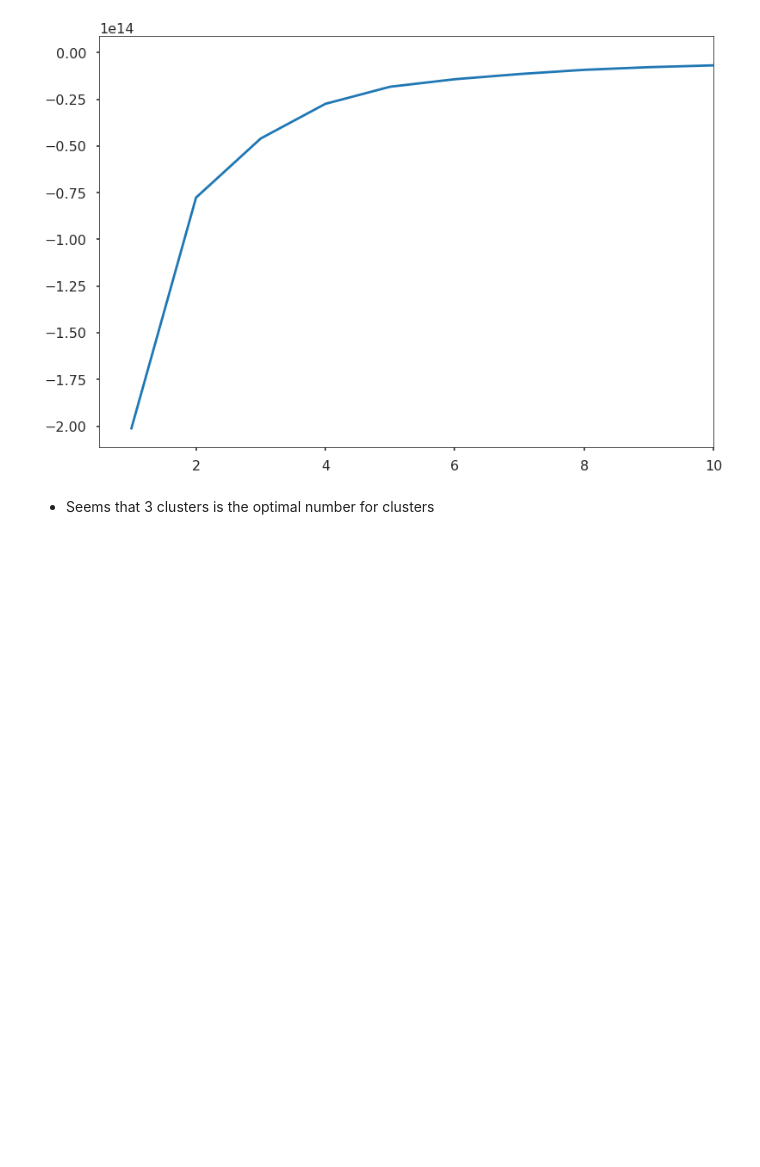
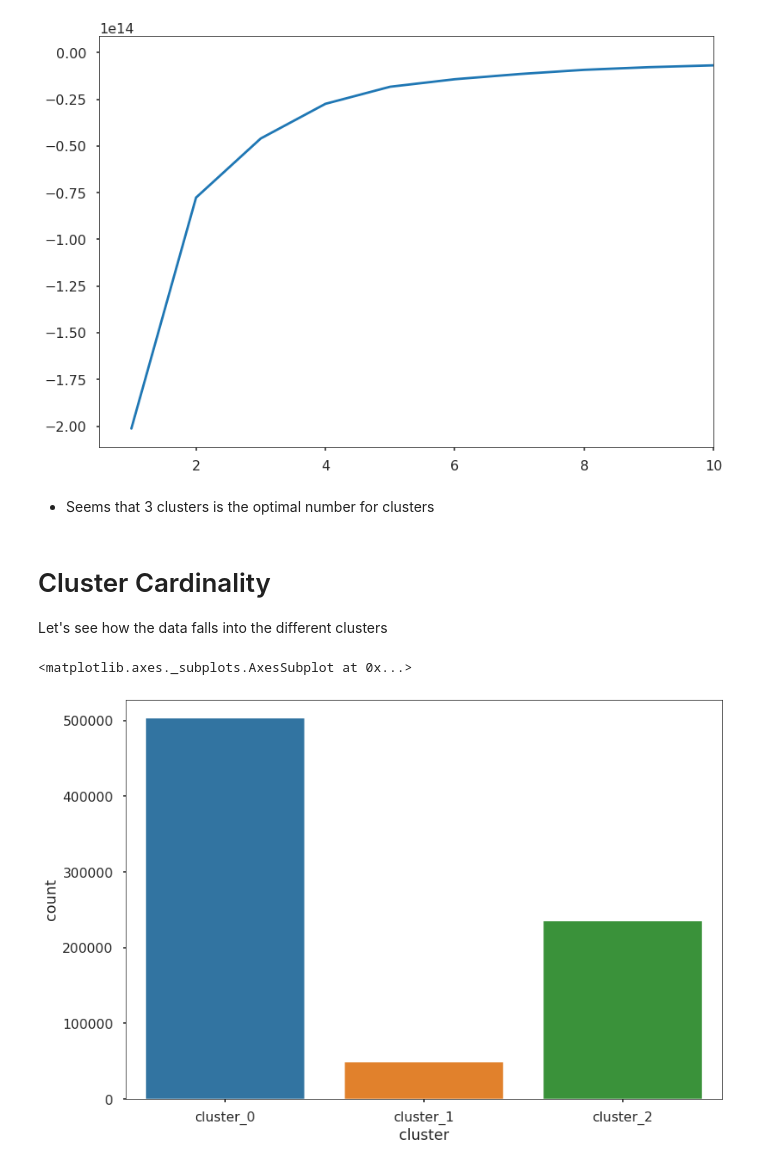
Before and after one commit to jbofill10/C1_Transaction_Data, a Jupyter notebook: ClusteringResults.ipynb, the cells around one changed output. Drawn from its saved outputs; the diff is of its cells as text; code cells hidden in the pictures; blank space fills up the shorter version.

Commit message:
Add clustering visualizations and some minor tweaks

```diff
--- a/ClusteringResults.ipynb
+++ b/ClusteringResults.ipynb
@@ -25,3 +41,5 @@ plt.xlim(0.5, 10)
 [figure]
 # %% [markdown]
 * Seems that 3 clusters is the optimal number for clusters
+# %%
+df = pd.read_pickle('Data/pickles/clustered_df')
@@ -27,0 +50,8 @@ plt.xlim(0.5, 10)
+# %% [markdown]
+# Cluster Cardinality
+Let's see how the data falls into the different clusters
+# %%
+sns.countplot(data=df, x='cluster')
+# %% [output]
+<matplotlib.axes._subplots.AxesSubplot at 0x...>
+[figure, added]
```
Also changed, not shown: parts of 8 cells of this notebook, 9 other files.
